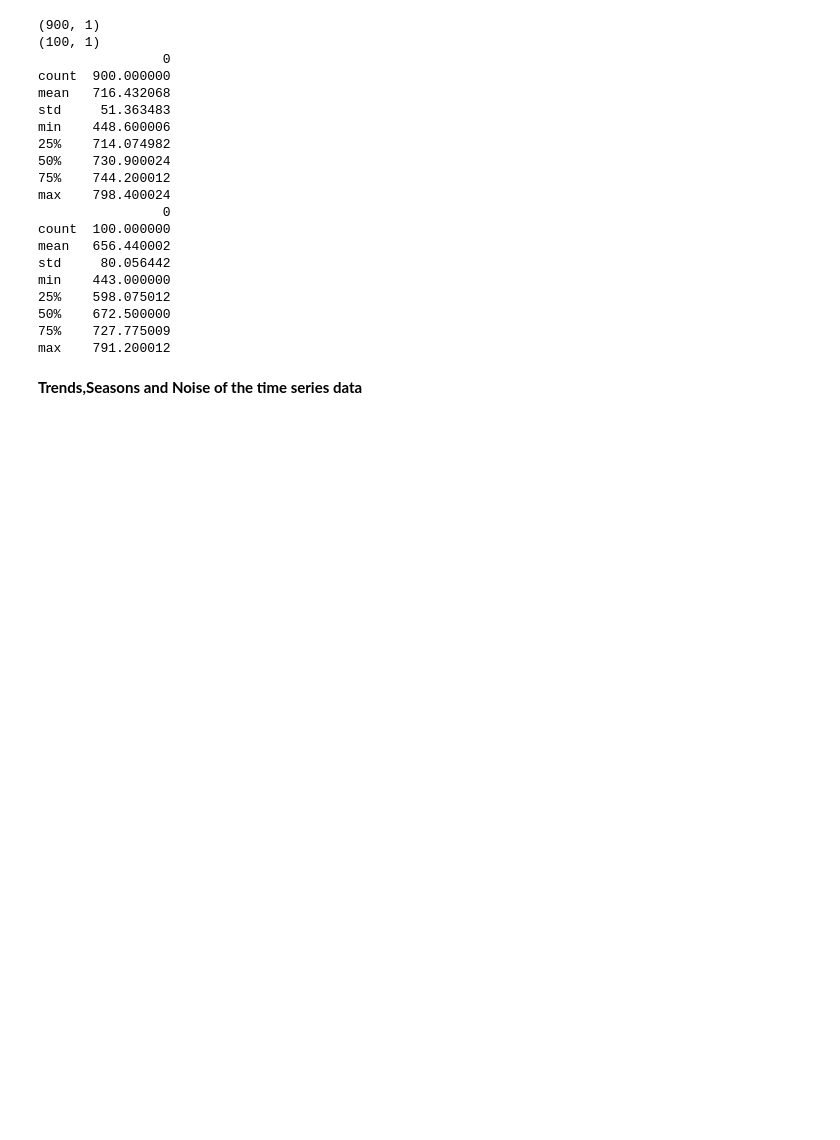
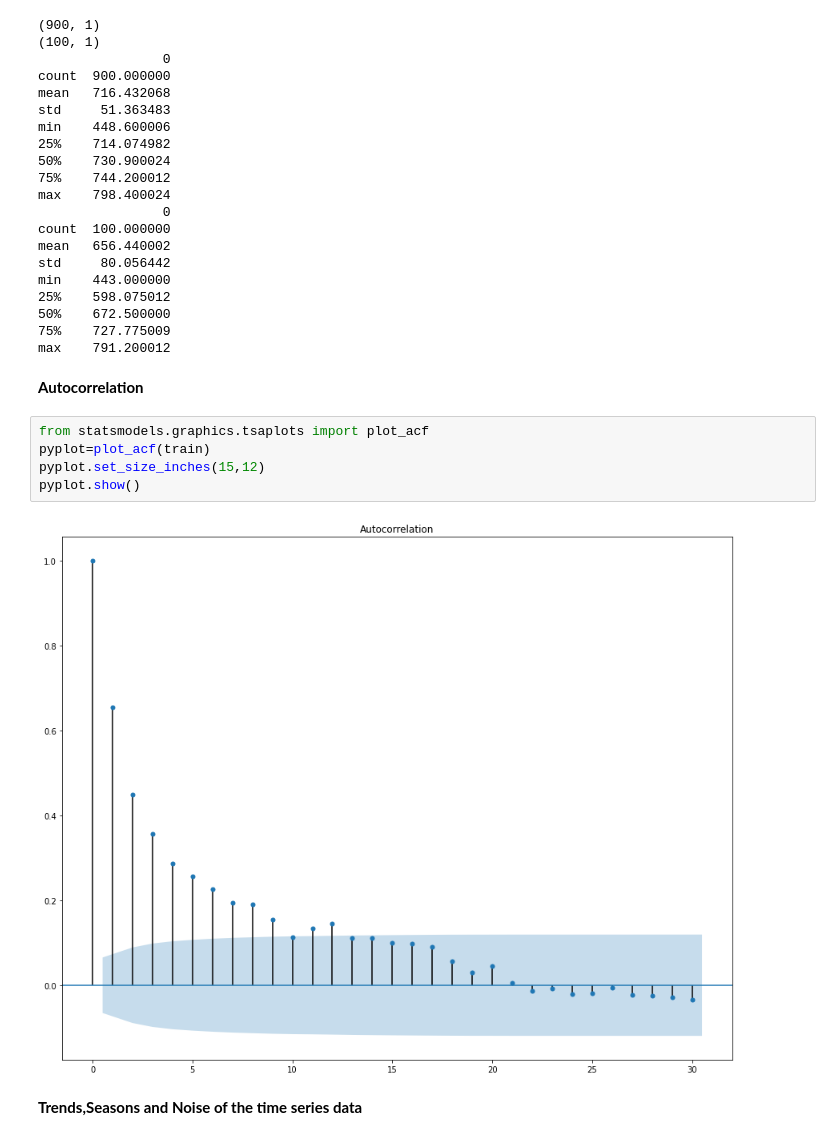
Before and after one commit to entc-17-fyp-20/WPF_Data_Visualization, a Jupyter notebook: fyp_wpf_data.ipynb, the cells around one changed output. Cells and saved outputs as stored; diff of their text form; blank space fills up the shorter version.

```diff
--- a/fyp_wpf_data.ipynb
+++ b/fyp_wpf_data.ipynb
@@ -136,6 +136,15 @@ min    443.000000
 50%    672.500000
 75%    727.775009
 max    791.200012
+# %% [markdown]
+**Autocorrelation**
+# %%
+from statsmodels.graphics.tsaplots import plot_acf
+pyplot=plot_acf(train)
+pyplot.set_size_inches(15,12)
+pyplot.show()
+# %% [output]
+[figure, added]
 # %% [markdown]
 **Trends,Seasons and Noise of the time series data**
 # %%
```
Also changed, not shown: parts of 2 cells of this notebook.
